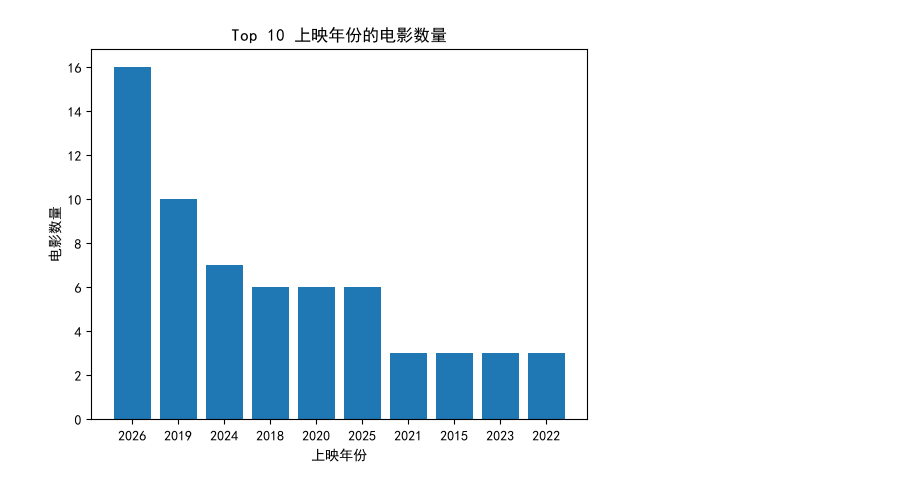
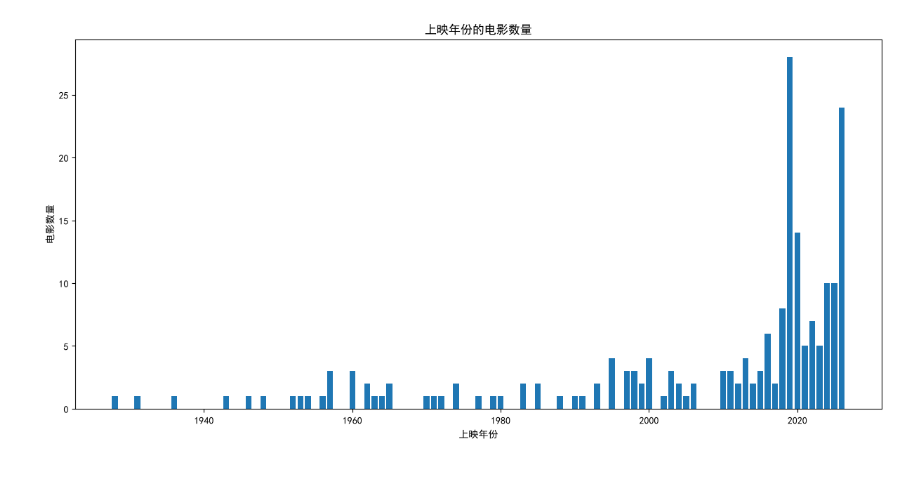
Before and after one commit to zzzzzj222/career-ai, a Jupyter notebook: week02/day09/day09.ipynb, the cells around one changed output. Drawn from its saved outputs; the diff is of its cells as text; code cells hidden in the pictures.

```diff
--- a/week02/day09/day09.ipynb
+++ b/week02/day09/day09.ipynb
@@ -1,22 +13,22 @@
 # %%
 import matplotlib.pyplot as plt
-import numpy as np
 import pandas as pd
+'''统计不同年份的电影数量对比'''
 # 设置中文
 plt.rcParams["font.sans-serif"] = ["SimHei"]
 plt.rcParams["axes.unicode_minus"] = False
-df = pd.read_csv('D:\\VSProject\\career-ai\\high_rated_movies.csv')
-# 统计top100上映年份的电影数量
-df['上映年份']=df['上映日期'].astype(str).str.extract(r'(\d{4})')[0]
-
-year_counts = df.groupby('上映年份')['上映年份'].count().sort_values(ascending=False).head(10)
+df = pd.read_csv('D:\\VSProject\\career-ai\\movies_info_200.csv')
+# 统计top200上映年份的电影数量
+year_counts = df.groupby('上映年份')['上映年份'].count()
 
 x=year_counts.index
 y=year_counts.values
+# 创建画布：宽 12 英寸、高 6 英寸，并自动调整布局
+plt.figure(figsize=(12, 6), constrained_layout=True)
 plt.bar(x, y)
 plt.xlabel('上映年份')
 plt.ylabel('电影数量')
-plt.title('Top 10 上映年份的电影数量')
+plt.title('上映年份的电影数量')
 plt.show()
 # %% [output]
-[figure, old version]
+[figure, new version]
```
Also changed, not shown: parts of 4 cells of this notebook, 3 other files.
